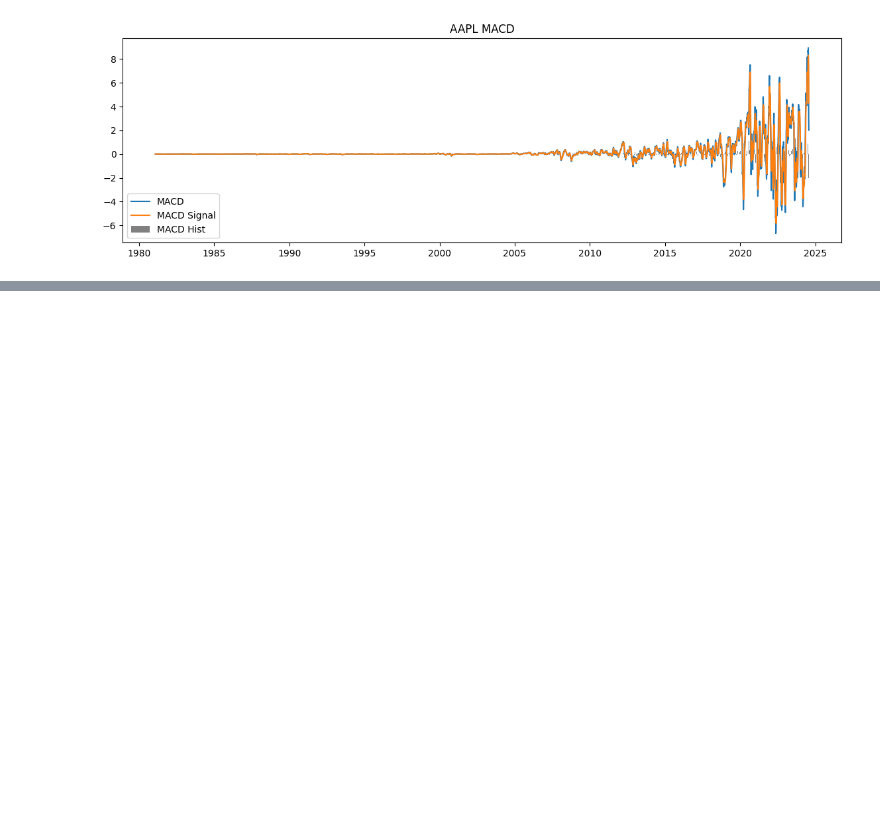
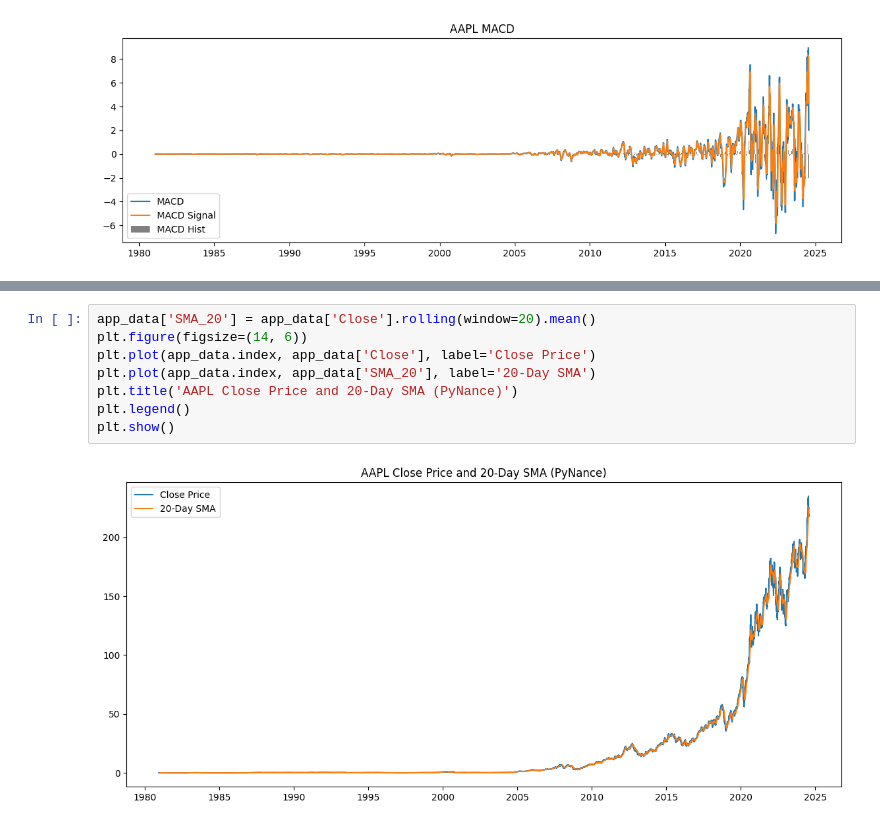
Before and after one commit to mikek1337/Predicting-Price-Moves-with-News-Sentiment-Week1, a Jupyter notebook: notebooks/financial-analysis.ipynb, the cells around one changed output, grey strips where cells are left out. Drawn from its saved outputs; the diff is of its cells as text; blank space fills up the shorter version.

```diff
--- a/notebooks/financial-analysis.ipynb
+++ b/notebooks/financial-analysis.ipynb
@@ -61,0 +99,10 @@ plt.show()
+# %%
+app_data['SMA_20'] = app_data['Close'].rolling(window=20).mean()
+plt.figure(figsize=(14, 6))
+plt.plot(app_data.index, app_data['Close'], label='Close Price')
+plt.plot(app_data.index, app_data['SMA_20'], label='20-Day SMA')
+plt.title('AAPL Close Price and 20-Day SMA (PyNance)')
+plt.legend()
+plt.show()
+# %% [output]
+[figure, added]
```
Also changed, not shown: parts of 11 cells of this notebook, 1 other file.
